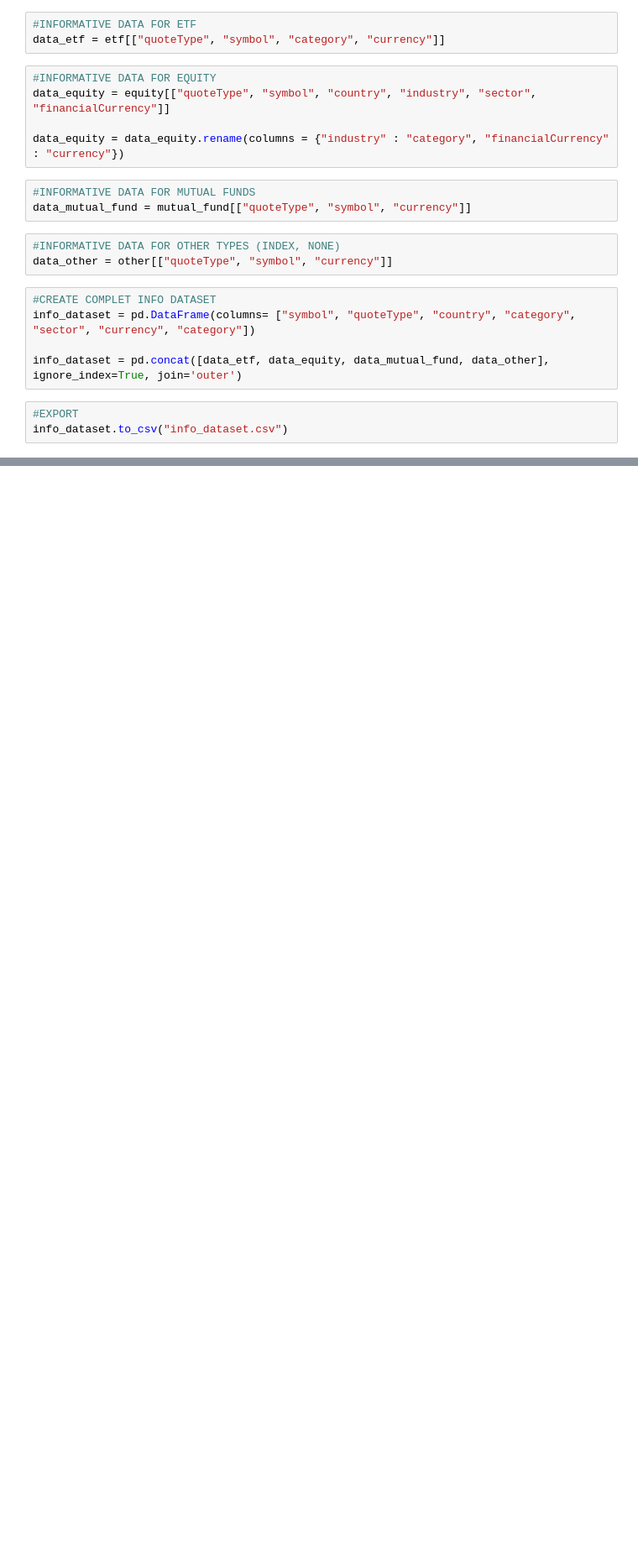
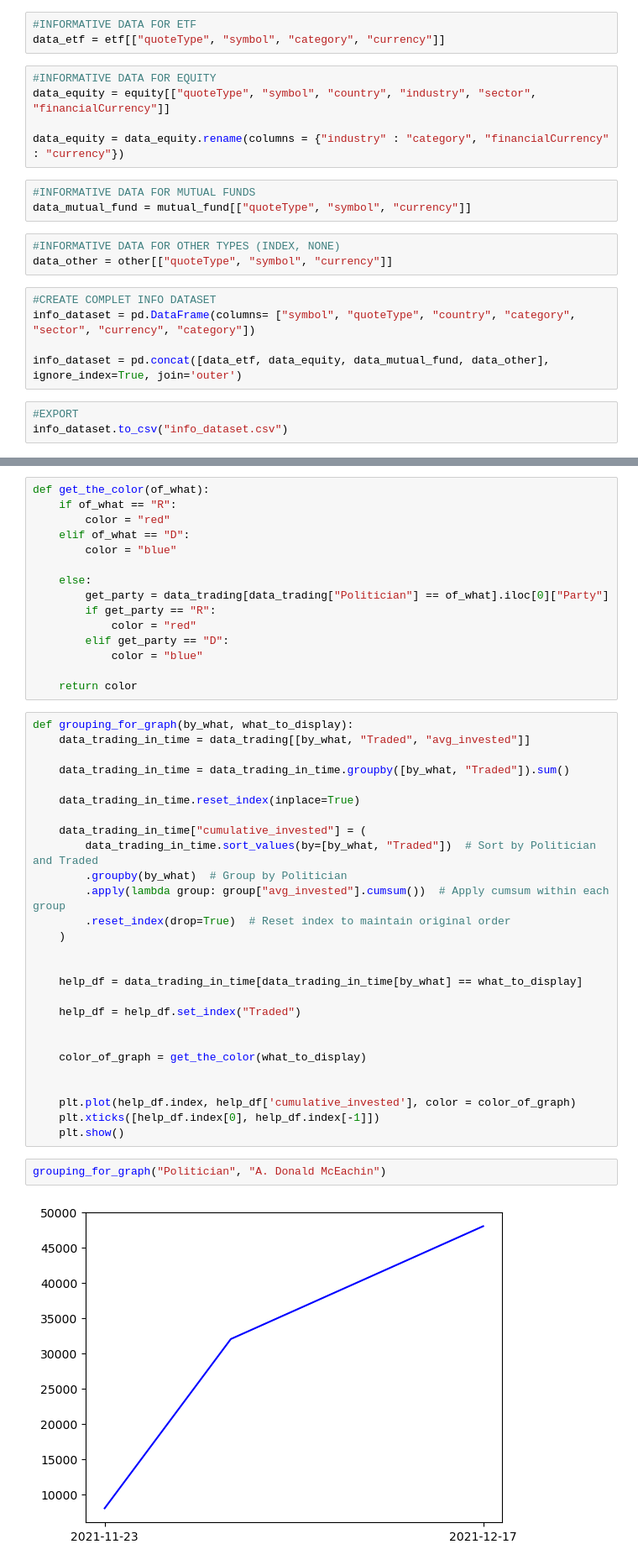
Before and after one commit to JEM207-Data-Processing-in-Python/Senators-trading, a Jupyter notebook: Code.ipynb, the cells around one changed output, grey strips where cells are left out. Shown at 84% size. Drawn from its saved outputs; the diff is of its cells as text; blank space fills up the shorter version.

```diff
--- a/Code.ipynb
+++ b/Code.ipynb
@@ -298,0 +347,46 @@ info_dataset.to_csv("info_dataset.csv")
+# %%
+def get_the_color(of_what):
+    if of_what == "R":
+        color = "red"
+    elif of_what == "D":
+        color = "blue"
+
+    else:
+        get_party = data_trading[data_trading["Politician"] == of_what].iloc[0]["Party"]
+        if get_party == "R":
+            color = "red"
+        elif get_party == "D":
+            color = "blue"
+
+    return color
+# %%
+def grouping_for_graph(by_what, what_to_display):
+    data_trading_in_time = data_trading[[by_what, "Traded", "avg_invested"]]
+
+    data_trading_in_time = data_trading_in_time.groupby([by_what, "Traded"]).sum()
+
+    data_trading_in_time.reset_index(inplace=True)
+
+    data_trading_in_time["cumulative_invested"] = (
+        data_trading_in_time.sort_values(by=[by_what, "Traded"])  # Sort by Politician and Traded
+        .groupby(by_what)  # Group by Politician
+        .apply(lambda group: group["avg_invested"].cumsum())  # Apply cumsum within each group
+        .reset_index(drop=True)  # Reset index to maintain original order
+    )
+
+
+    help_df = data_trading_in_time[data_trading_in_time[by_what] == what_to_display]
+
+    help_df = help_df.set_index("Traded")
+
+
+    color_of_graph = get_the_color(what_to_display)
+
+
+    plt.plot(help_df.index, help_df['cumulative_invested'], color = color_of_graph)
+    plt.xticks([help_df.index[0], help_df.index[-1]])
+    plt.show()
+# %%
+grouping_for_graph("Politician", "A. Donald McEachin")
+# %% [output]
+[figure, added]
```
Also changed, not shown: parts of 16 cells of this notebook.
